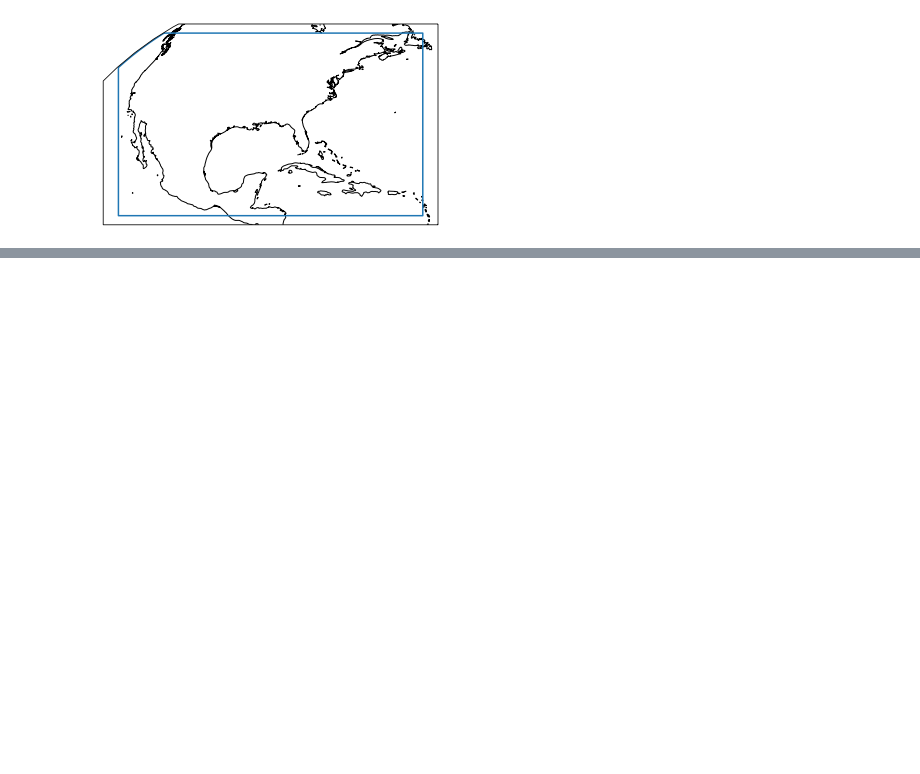
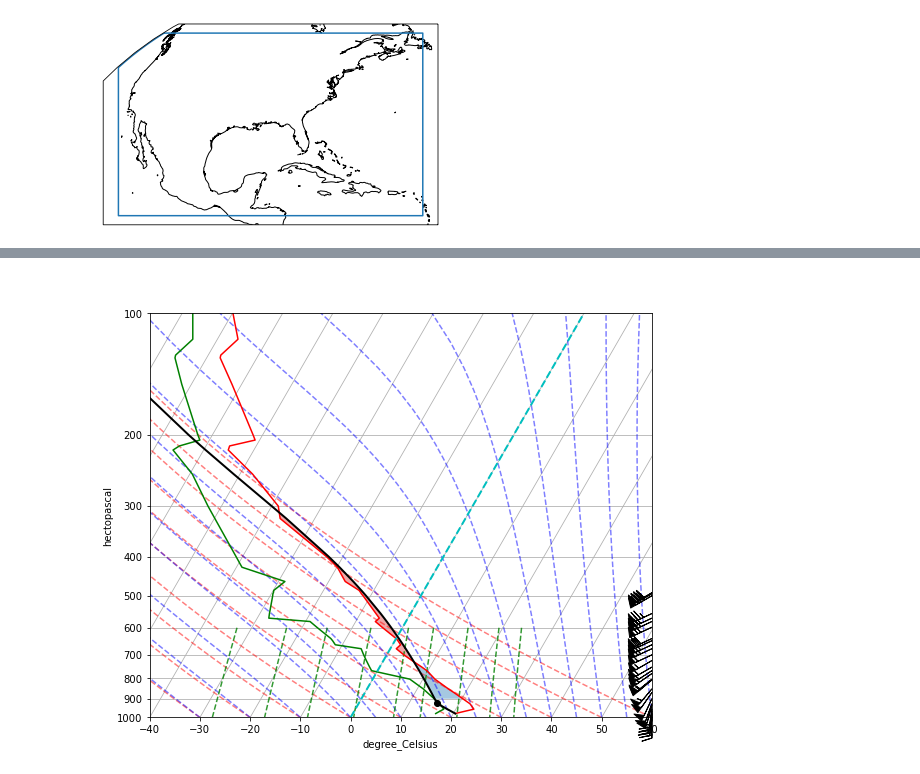
Before and after one commit to ShyftSolutions/exploring-wx-data, a Jupyter notebook: mount/workspace/metpy.ipynb, the cells around one changed output, grey strips where cells are left out. Cells and saved outputs as stored; diff of their text form; code cells hidden in the pictures; blank space fills up the shorter version.

```diff
--- a/mount/workspace/metpy.ipynb
+++ b/mount/workspace/metpy.ipynb
@@ -34,0 +92,35 @@ ax.coastlines()
+# %%
+# Create a new figure. The dimensions here give a good aspect ratio
+fig = plt.figure(figsize=(9, 9))
+skew = SkewT(fig, rotation=30)
+
+# Plot the data using normal plotting functions, in this case using
+# log scaling in Y, as dictated by the typical meteorological plot
+skew.plot(p, T, 'r')
+skew.plot(p, Td, 'g')
+skew.plot_barbs(p, u, v)
+skew.ax.set_ylim(1000, 100)
+skew.ax.set_xlim(-40, 60)
+
+# Plot LCL temperature as black dot
+skew.plot(lcl_pressure, lcl_temperature, 'ko', markerfacecolor='black')
+
+# Plot the parcel profile as a black line
+skew.plot(p, parcel_prof, 'k', linewidth=2)
+
+# Shade areas of CAPE and CIN
+skew.shade_cin(p, T, parcel_prof, Td)
+skew.shade_cape(p, T, parcel_prof)
+
+# Plot a zero degree isotherm
+skew.ax.axvline(0, color='c', linestyle='--', linewidth=2)
+
+# Add the relevant special lines
+skew.plot_dry_adiabats()
+skew.plot_moist_adiabats()
+skew.plot_mixing_lines()
+
+# Show the plot
+plt.show()
+# %% [output]
+[figure, added]
```
Also changed, not shown: parts of 8 cells of this notebook, 3 other files.
